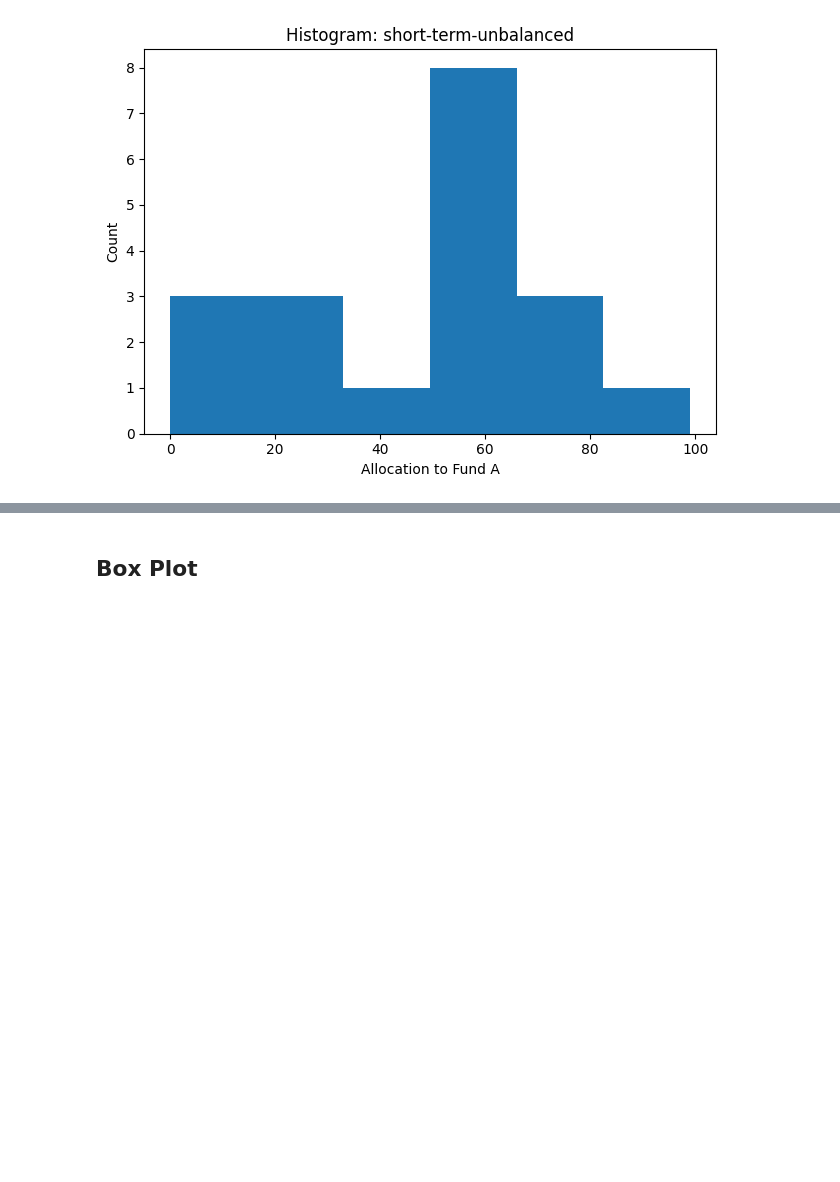
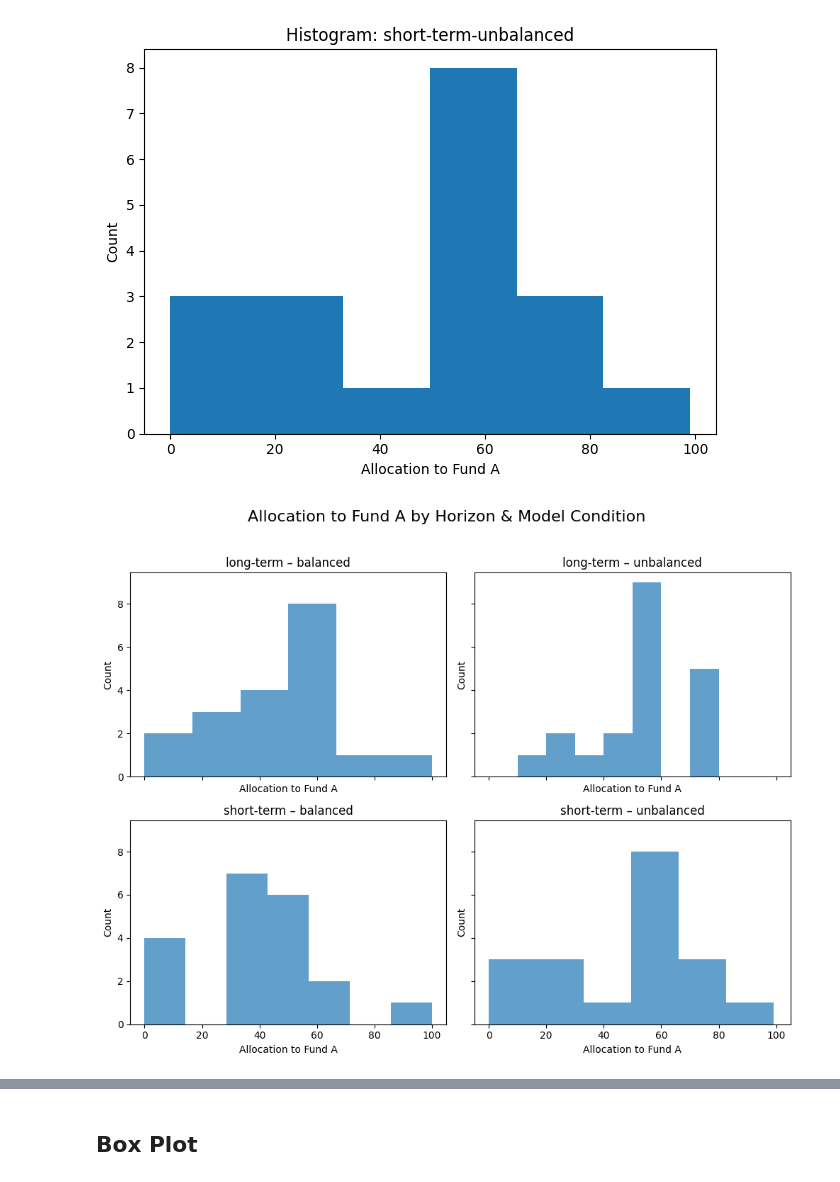
Before and after one commit to FeKapp/bachelorthesis-data-analysis, a Jupyter notebook: anova_analysis.ipynb, the cells around one changed output, grey strips where cells are left out. Cells and saved outputs as stored; diff of their text form; code cells hidden in the pictures; blank space fills up the shorter version.

Commit message:
feat: update barchart on final allocation

```diff
--- a/anova_analysis.ipynb
+++ b/anova_analysis.ipynb
@@ -57,3 +57,29 @@ for (p1, p2), group in df.groupby(['evaluation_horizon', 'model_condition']):
 [figure]
 [figure]
 [figure]
+# %%
+import matplotlib.pyplot as plt
+
+# determine grid size (here we assume exactly 4 combos)
+n_rows, n_cols = 2, 2
+
+# create a figure with a 2x2 grid of subplots
+fig, axes = plt.subplots(n_rows, n_cols, figsize=(10, 8), sharex=True, sharey=True)
+
+# flatten the axes array so we can iterate
+axes = axes.flatten()
+
+# loop over each condition and its corresponding Axes
+for ax, ((horizon, condition), group) in zip(axes,
+                                             df.groupby(['evaluation_horizon', 'model_condition'])):
+    ax.hist(group['allocation_fund_a'], bins='auto', alpha=0.7)
+    ax.set_title(f'{horizon} – {condition}')
+    ax.set_xlabel('Allocation to Fund A')
+    ax.set_ylabel('Count')
+
+# overall title and layout cleanup
+fig.suptitle('Allocation to Fund A by Horizon & Model Condition', fontsize=16)
+fig.tight_layout(rect=[0, 0, 1, 0.96])
+plt.show()
+# %% [output]
+[figure, added]
```
Also changed, not shown: parts of 1 cell of this notebook.
